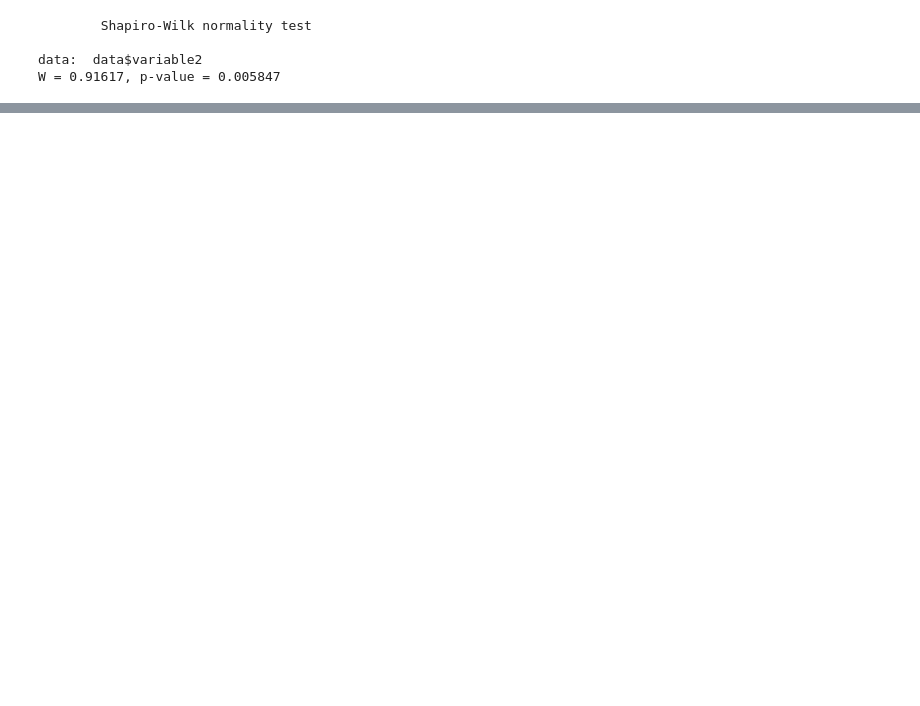
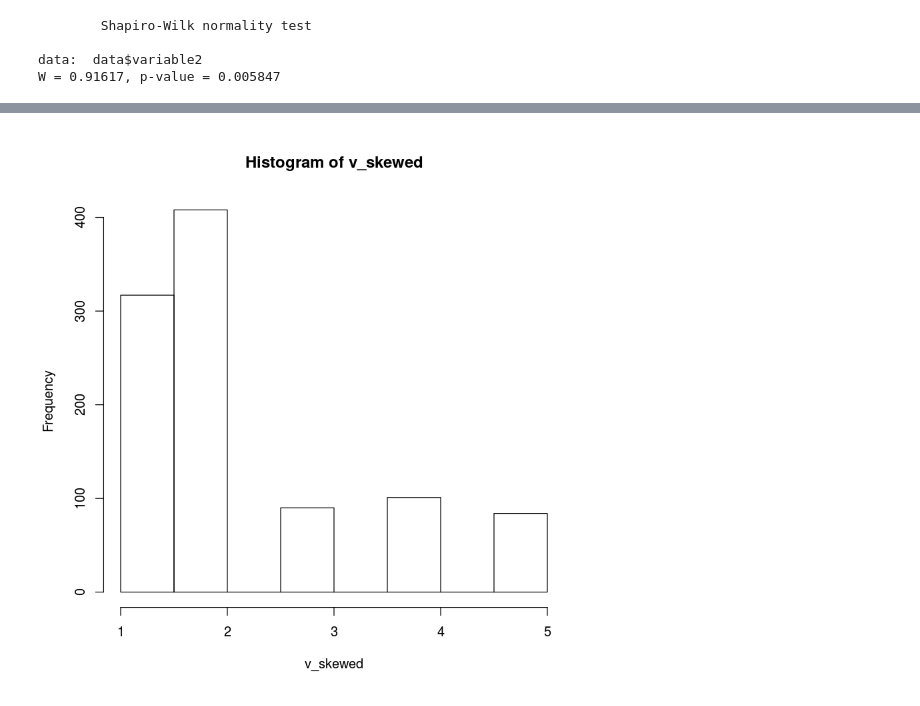
Before and after one commit to eduardozamudio/cursoR_unam, a Jupyter notebook: notebooks/Tema4- Análisis exploratorio.ipynb, the cells around one changed output, grey strips where cells are left out. Drawn from its saved outputs; the diff is of its cells as text; code cells hidden in the pictures; blank space fills up the shorter version.

```diff
--- a/notebooks/Tema4- Análisis exploratorio.ipynb
+++ b/notebooks/Tema4- Análisis exploratorio.ipynb
@@ -218,0 +282,4 @@ W = 0.91617, p-value = 0.005847
+# %%
+hist(v_skewed)
+# %% [output]
+[figure, added]
```
Also changed, not shown: parts of 39 cells of this notebook.
